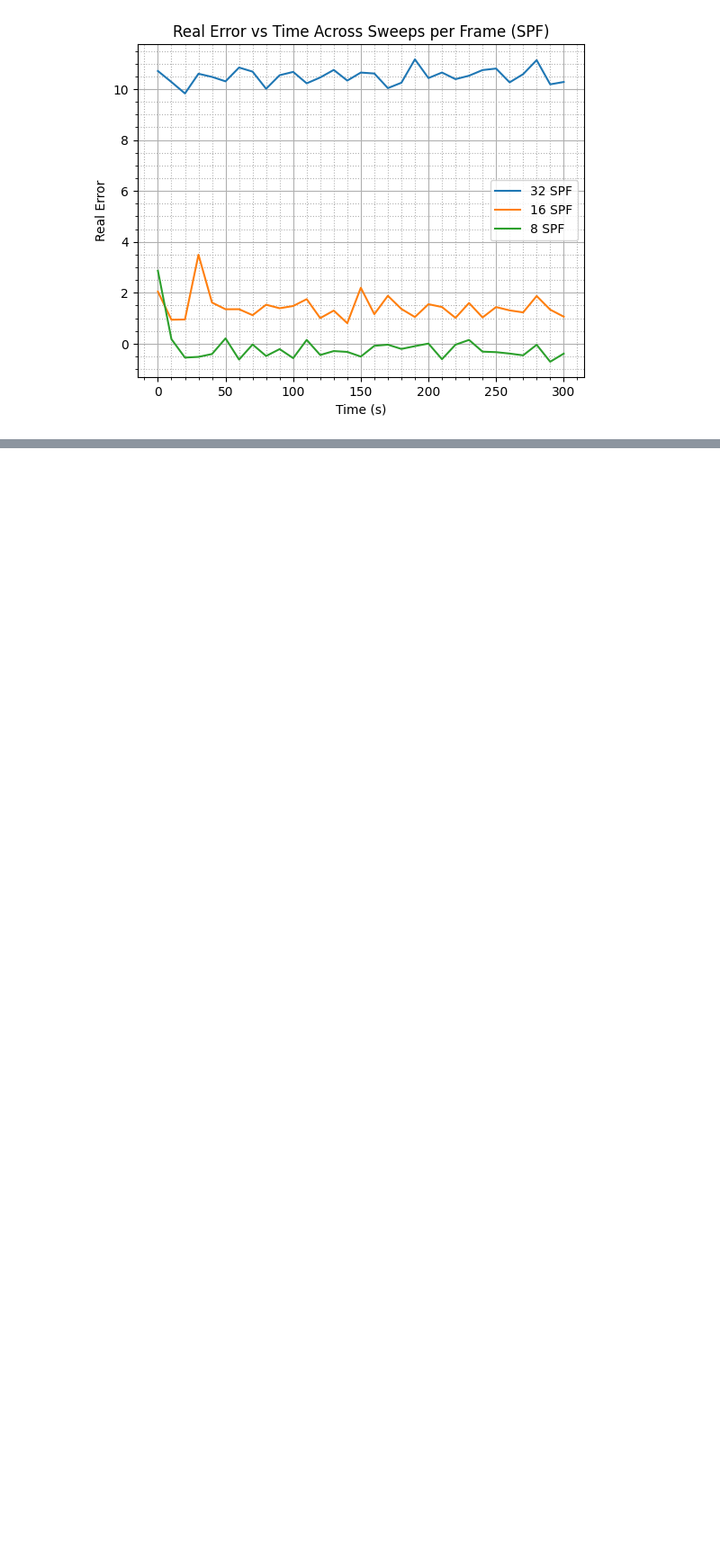
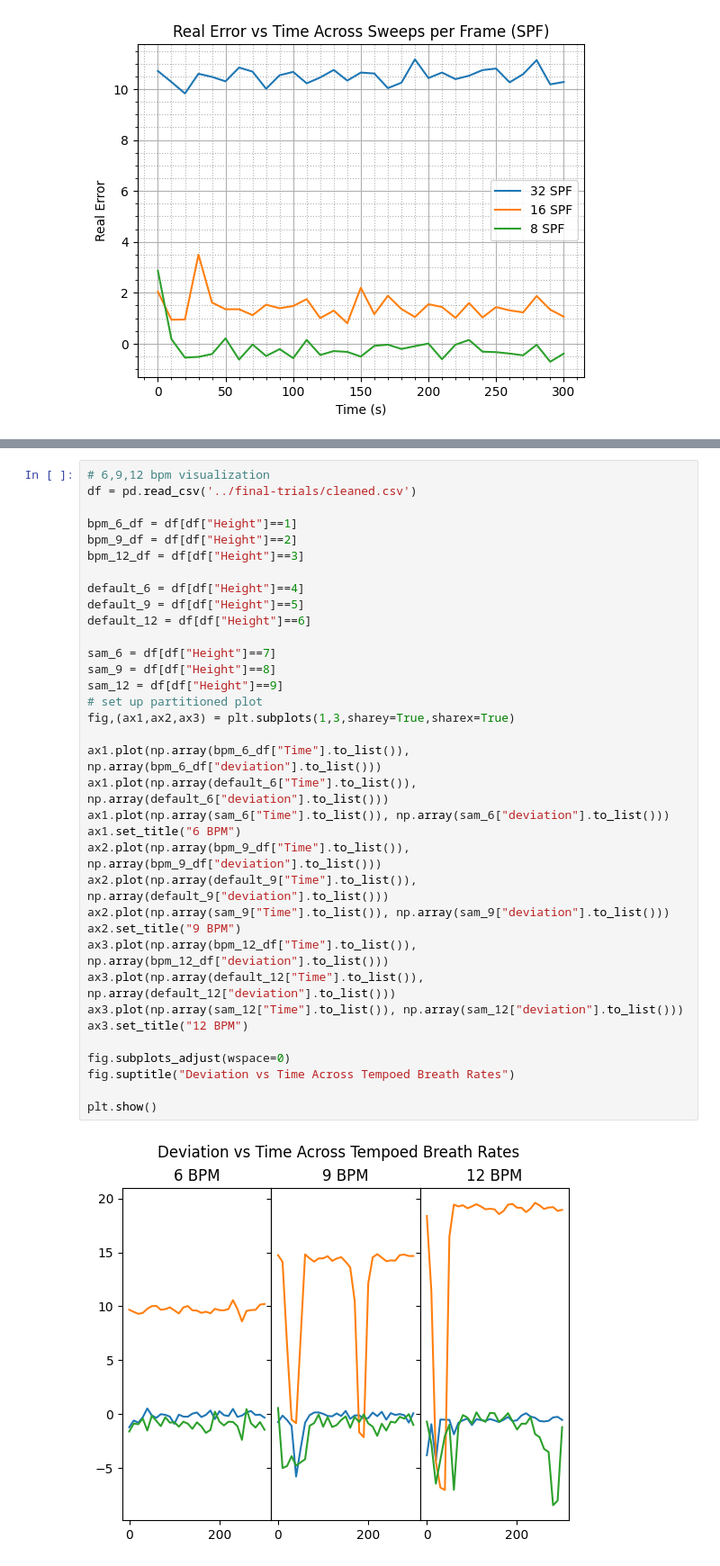
Before and after one commit to samjkenney/bpm-v3, a Jupyter notebook: plotting/plotting.ipynb, the cells around one changed output, grey strips where cells are left out. Shown: that part at 90% size. Cells and saved outputs as stored; diff of their text form; blank space fills up the shorter version.

Commit message:
poster trials

```diff
--- a/plotting/plotting.ipynb
+++ b/plotting/plotting.ipynb
@@ -116,0 +124,37 @@ plt.show()
+# %%
+# 6,9,12 bpm visualization
+df = pd.read_csv('../final-trials/cleaned.csv')
+
+bpm_6_df = df[df["Height"]==1]
+bpm_9_df = df[df["Height"]==2]
+bpm_12_df = df[df["Height"]==3]
+
+default_6 = df[df["Height"]==4]
+default_9 = df[df["Height"]==5]
+default_12 = df[df["Height"]==6]
+
+sam_6 = df[df["Height"]==7]
+sam_9 = df[df["Height"]==8]
+sam_12 = df[df["Height"]==9]
+# set up partitioned plot
+fig,(ax1,ax2,ax3) = plt.subplots(1,3,sharey=True,sharex=True)
+
+ax1.plot(np.array(bpm_6_df["Time"].to_list()), np.array(bpm_6_df["deviation"].to_list()))
+ax1.plot(np.array(default_6["Time"].to_list()), np.array(default_6["deviation"].to_list()))
+ax1.plot(np.array(sam_6["Time"].to_list()), np.array(sam_6["deviation"].to_list()))
+ax1.set_title("6 BPM")
+ax2.plot(np.array(bpm_9_df["Time"].to_list()), np.array(bpm_9_df["deviation"].to_list()))
+ax2.plot(np.array(default_9["Time"].to_list()), np.array(default_9["deviation"].to_list()))
+ax2.plot(np.array(sam_9["Time"].to_list()), np.array(sam_9["deviation"].to_list()))
+ax2.set_title("9 BPM")
+ax3.plot(np.array(bpm_12_df["Time"].to_list()), np.array(bpm_12_df["deviation"].to_list()))
+ax3.plot(np.array(default_12["Time"].to_list()), np.array(default_12["deviation"].to_list()))
+ax3.plot(np.array(sam_12["Time"].to_list()), np.array(sam_12["deviation"].to_list()))
+ax3.set_title("12 BPM")
+
+fig.subplots_adjust(wspace=0)
+fig.suptitle("Deviation vs Time Across Tempoed Breath Rates")
+
+plt.show()
+# %% [output]
+[figure, added]
```
Also changed, not shown: parts of 2 cells of this notebook, 47 other files.
